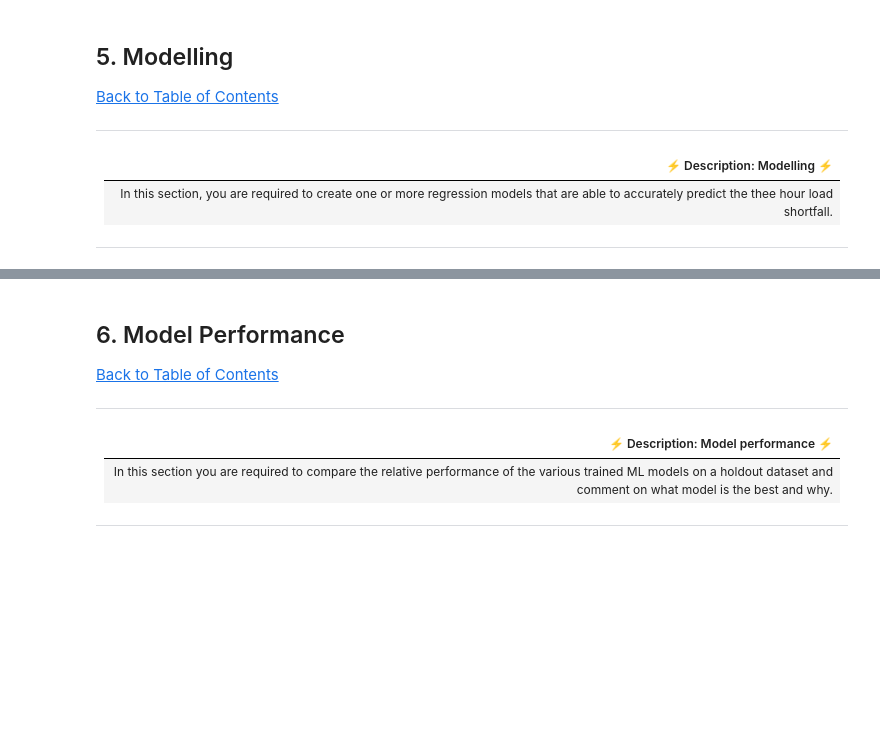
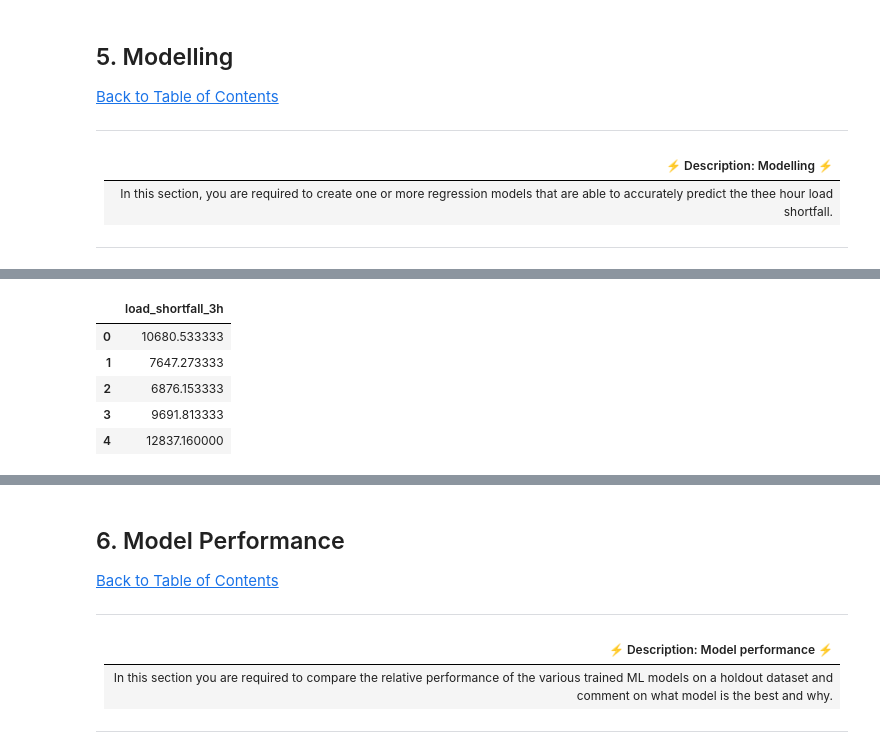
Before and after one commit to BusiswaN/load-shortfall-regression-predict-api, a Jupyter notebook: notebook7c1beff33b (3).ipynb, the cells around one changed output, grey strips where cells are left out. Cells and saved outputs as stored; diff of their text form; code cells hidden in the pictures; blank space fills up the shorter version.

```diff
--- a/notebook7c1beff33b (3).ipynb
+++ b/notebook7c1beff33b (3).ipynb
@@ -508,3 +515,13 @@ r2_score(y_test, preds)
+# %%
+res= pd.DataFrame(preds, columns = ['load_shortfall_3h'])
+res.head()
+# %% [output]
+|  | load_shortfall_3h |
+| 0 | 10680.533333 |
+| 1 | 7647.273333 |
+| 2 | 6876.153333 |
+| 3 | 9691.813333 |
+| 4 | 12837.160000 |
 # %%
 output = pd.DataFrame({'time':df_test['time']})
 submission = output.join(res)
```
Also changed, not shown: parts of 10 cells of this notebook.
